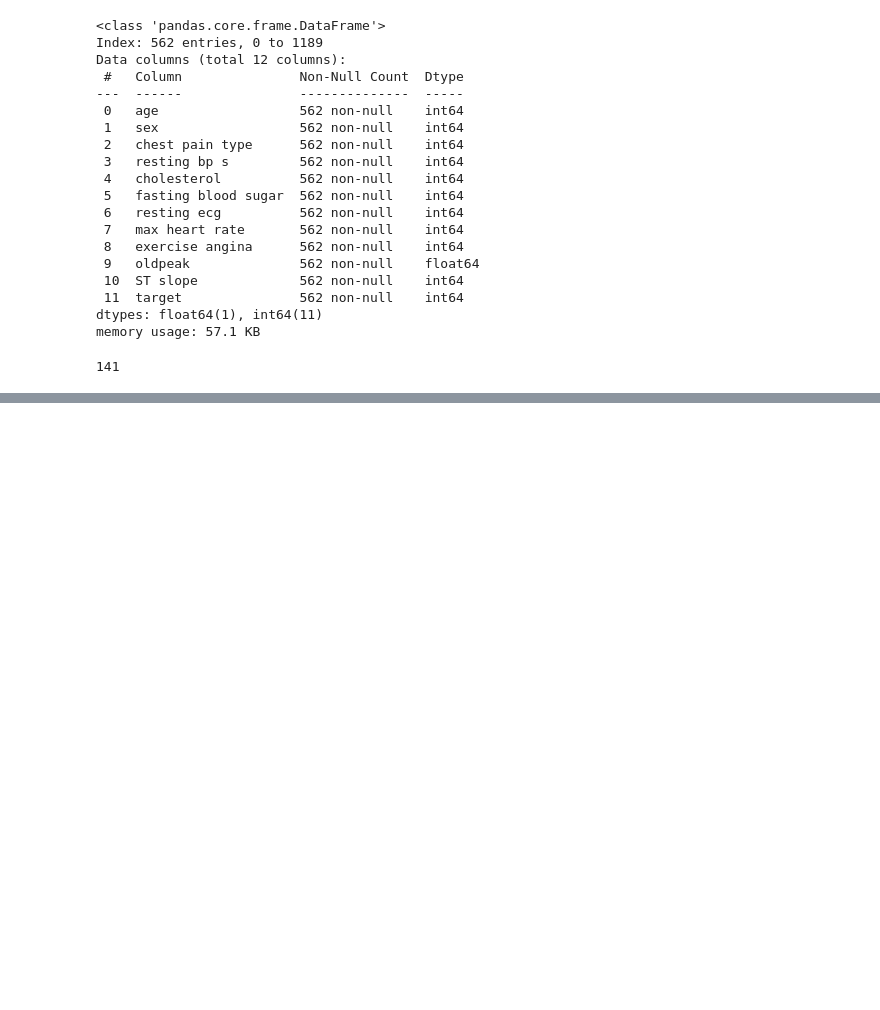
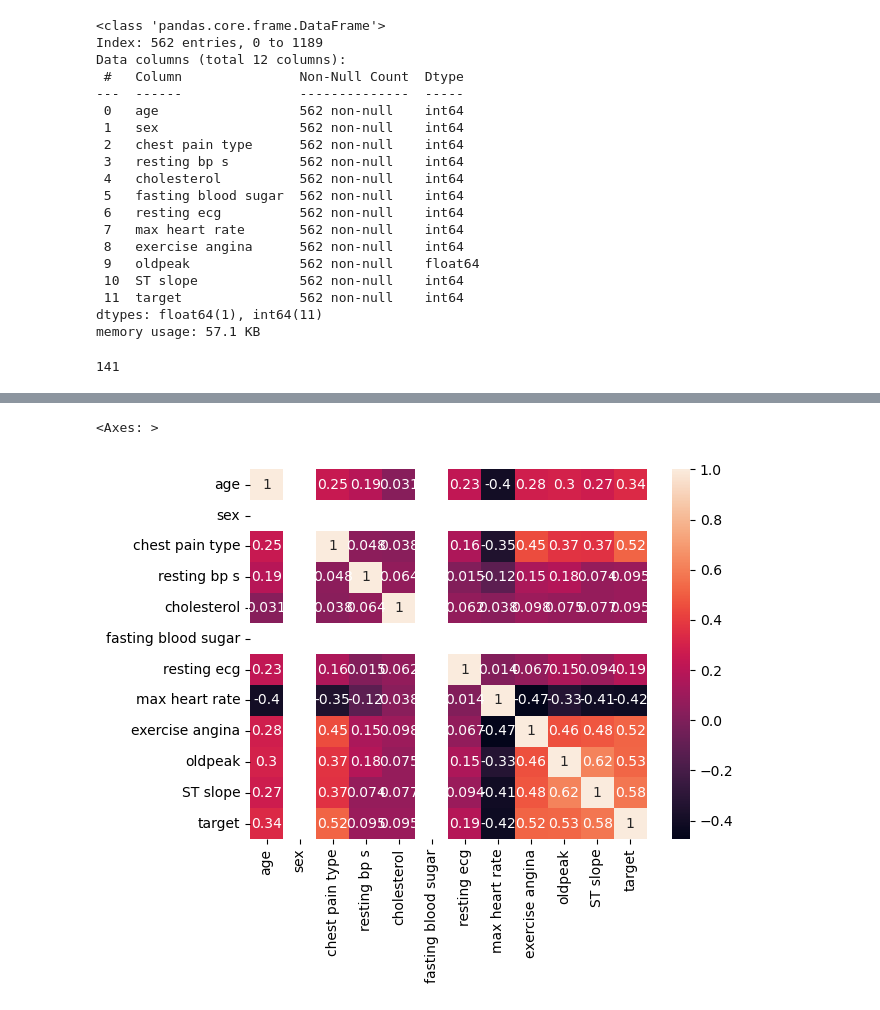
Before and after one commit to mferdinandr/heart-failure-prob, a Jupyter notebook: file.ipynb, the cells around one changed output, grey strips where cells are left out. Drawn from its saved outputs; the diff is of its cells as text; code cells hidden in the pictures; blank space fills up the shorter version.

```diff
--- a/file.ipynb
+++ b/file.ipynb
@@ -112,0 +147,5 @@ df.duplicated().sum() # Since we don't have much data, just leave it duplicated
+# %%
+sns.heatmap(df.corr(), annot=True)
+# %% [output]
+<Axes: >
+[figure, added]
```
Also changed, not shown: parts of 5 cells of this notebook.
